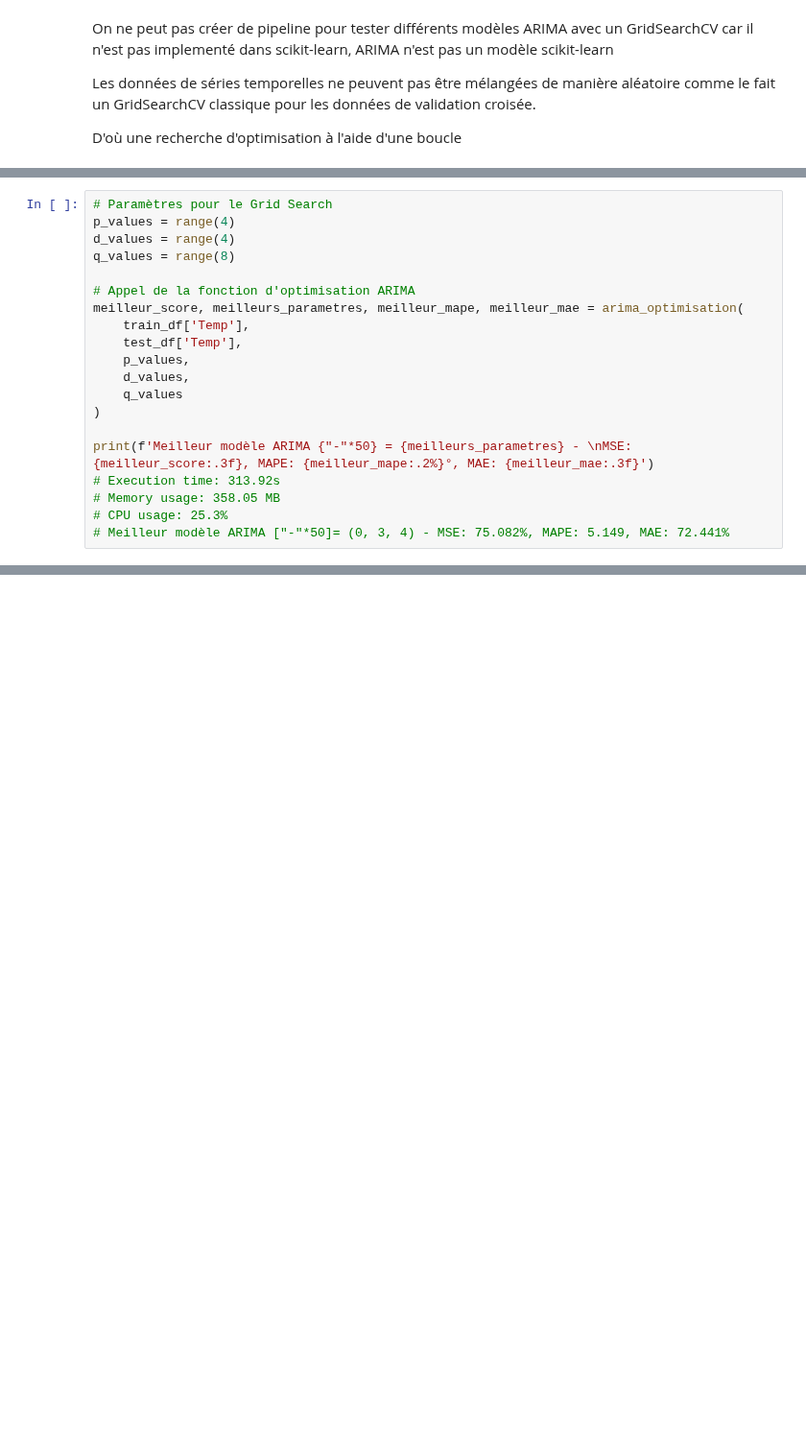
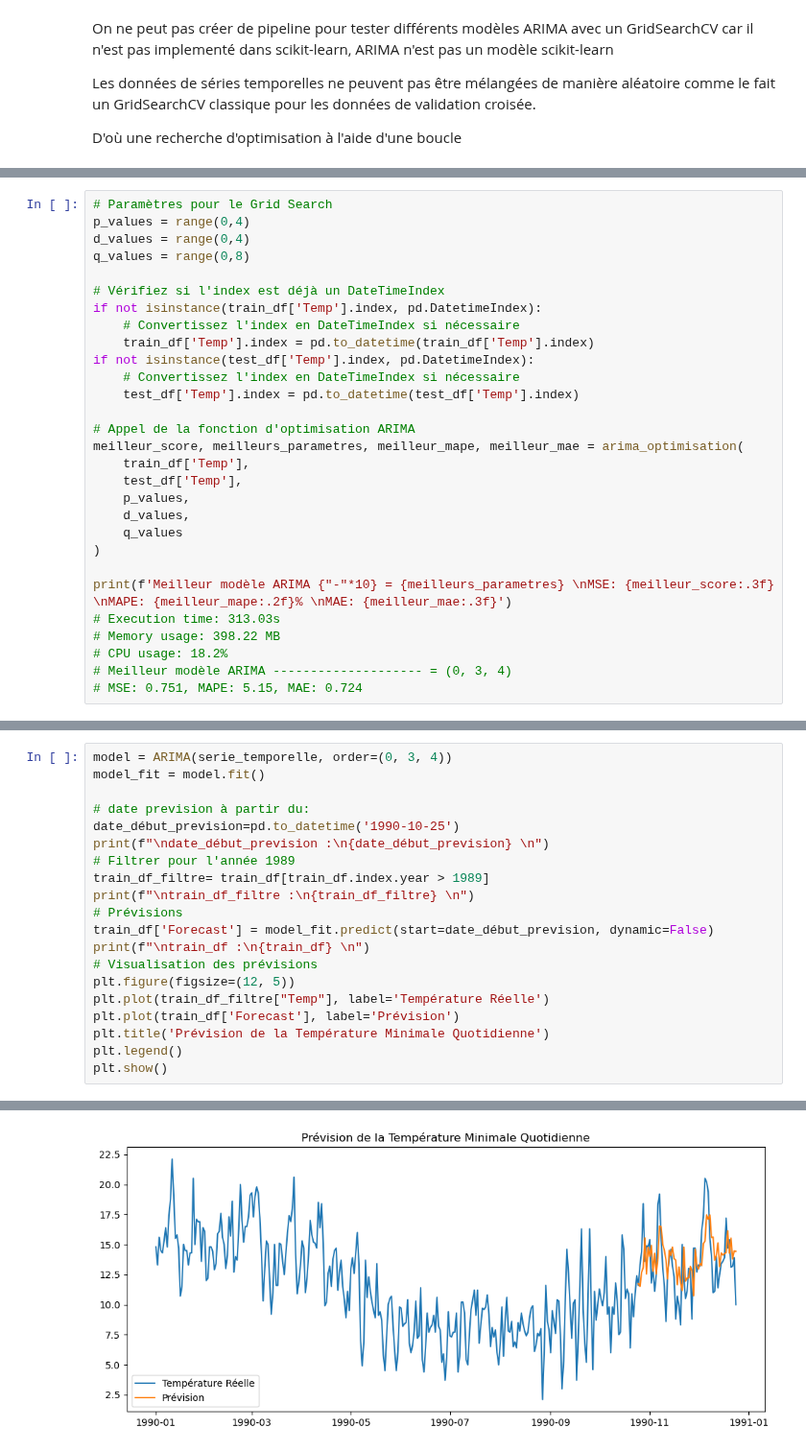
Before and after one commit to bigmoletos/WildCodeSchool_formation_IA_nov2023, a Jupyter notebook: quêtes/Semaine12/FD_time_serie_Intro_ARIMA.ipynb, the cells around one changed output, grey strips where cells are left out. Shown at 96% size. Saved outputs shown, nothing was run; the diff lists cells and outputs as text; blank space fills up the shorter version.

```diff
--- a/quêtes/Semaine12/FD_time_serie_Intro_ARIMA.ipynb
+++ b/quêtes/Semaine12/FD_time_serie_Intro_ARIMA.ipynb
@@ -686,8 +547,16 @@ def arima_optimisation(train, test, p_values, d_values, q_values):
 # %%
 # Paramètres pour le Grid Search
-p_values = range(4)
-d_values = range(4)
-q_values = range(8)
+p_values = range(0,4)
+d_values = range(0,4)
+q_values = range(0,8)
+
+# Vérifiez si l'index est déjà un DateTimeIndex
+if not isinstance(train_df['Temp'].index, pd.DatetimeIndex):
+    # Convertissez l'index en DateTimeIndex si nécessaire
+    train_df['Temp'].index = pd.to_datetime(train_df['Temp'].index)
+if not isinstance(test_df['Temp'].index, pd.DatetimeIndex):
+    # Convertissez l'index en DateTimeIndex si nécessaire
+    test_df['Temp'].index = pd.to_datetime(test_df['Temp'].index)
 
 # Appel de la fonction d'optimisation ARIMA
 meilleur_score, meilleurs_parametres, meilleur_mape, meilleur_mae = arima_optimisation(
@@ -698,9 +567,10 @@ meilleur_score, meilleurs_parametres, meilleur_mape, meilleur_mae = arima_optimi
     q_values
 )
 
-print(f'Meilleur modèle ARIMA {"-"*50} = {meilleurs_parametres} - \nMSE: {meilleur_score:.3f}, MAPE: {meilleur_mape:.2%}°, MAE: {meilleur_mae:.3f}')
-# Execution time: 313.92s
-# Memory usage: 358.05 MB
-# CPU usage: 25.3%
-# Meilleur modèle ARIMA ["-"*50]= (0, 3, 4) - MSE: 75.082%, MAPE: 5.149, MAE: 72.441%
+print(f'Meilleur modèle ARIMA {"-"*10} = {meilleurs_parametres} \nMSE: {meilleur_score:.3f} \nMAPE: {meilleur_mape:.2f}% \nMAE: {meilleur_mae:.3f}')
+# Execution time: 313.03s
+# Memory usage: 398.22 MB
+# CPU usage: 18.2%
+# Meilleur modèle ARIMA -------------------- = (0, 3, 4)
+# MSE: 0.751, MAPE: 5.15, MAE: 0.724
 # %% [output]
@@ -727,0 +603,21 @@ En résumé, ces résultats indiquent que le modèle ARIMA(0, 3, 4) a une erreur
+# %%
+model = ARIMA(serie_temporelle, order=(0, 3, 4))
+model_fit = model.fit()
+
+# date prevision à partir du:
+date_début_prevision=pd.to_datetime('1990-10-25')
+print(f"\ndate_début_prevision :\n{date_début_prevision} \n")
+# Filtrer pour l'année 1989
+train_df_filtre= train_df[train_df.index.year > 1989]
+print(f"\ntrain_df_filtre :\n{train_df_filtre} \n")
+# Prévisions
+train_df['Forecast'] = model_fit.predict(start=date_début_prevision, dynamic=False)
+print(f"\ntrain_df :\n{train_df} \n")
+# Visualisation des prévisions
+plt.figure(figsize=(12, 5))
+plt.plot(train_df_filtre["Temp"], label='Température Réelle')
+plt.plot(train_df['Forecast'], label='Prévision')
+plt.title('Prévision de la Température Minimale Quotidienne')
+plt.legend()
+plt.show()
+# %% [output]
@@ -727,0 +646 @@ En résumé, ces résultats indiquent que le modèle ARIMA(0, 3, 4) a une erreur
+[figure, added]
```
Also changed, not shown: parts of 15 cells of this notebook, 1 other file.
